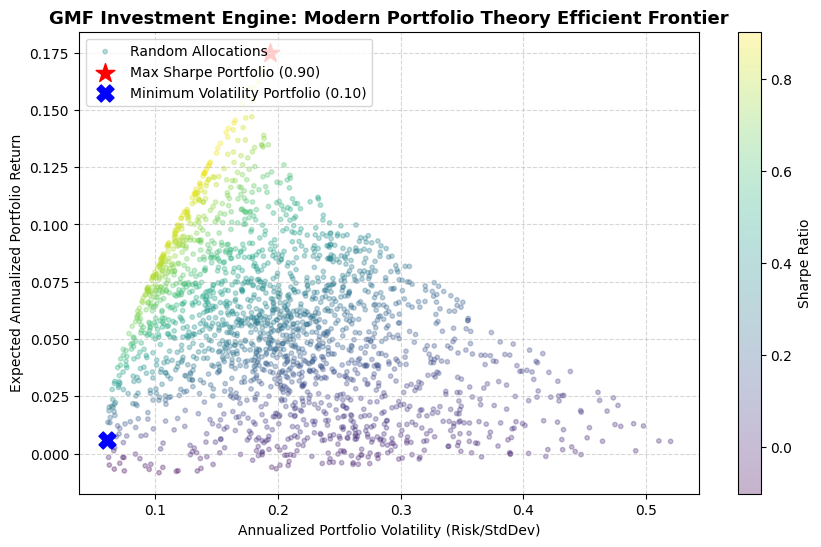
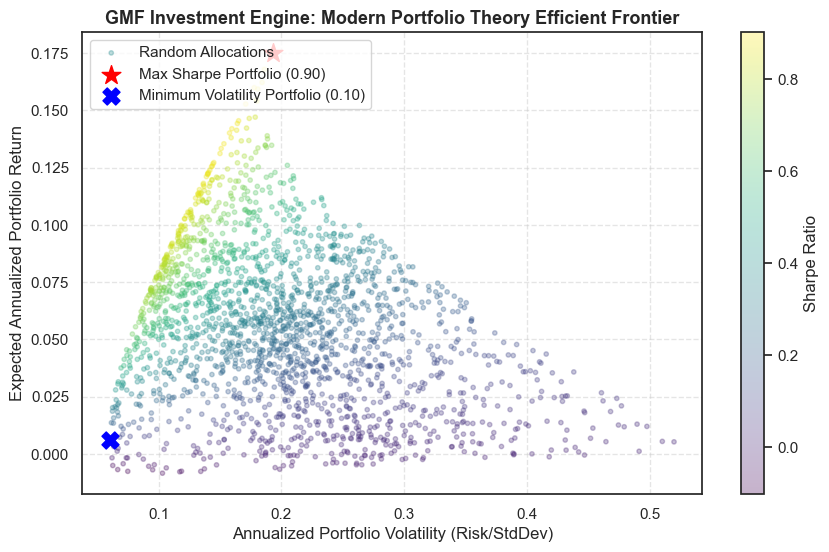
Code edit (unified diff) that turned the first committed figure into the second:
--- before
+++ after
@@ -1,11 +1,14 @@
-# Optimize the two target portfolios
+import numpy as np
+import matplotlib.pyplot as plt
+
+# 1. Optimize the two target portfolios
 max_sharpe_w = optimize_portfolio(expected_returns, cov_matrix, objective='sharpe')
 min_vol_w = optimize_portfolio(expected_returns, cov_matrix, objective='volatility')
 
-# Calculate explicit performance profiles
+# 2. Calculate explicit performance profiles
 max_s_ret, max_s_vol, max_s_sr = calculate_portfolio_performance(max_sharpe_w, expected_returns, cov_matrix)
 min_v_ret, min_v_vol, min_v_sr = calculate_portfolio_performance(min_vol_w, expected_returns, cov_matrix)
 
-# Simulate 2,000 random portfolios to plot the full Efficient Frontier cloud
+# 3. Simulate 2,000 random portfolios to plot the full Efficient Frontier cloud
 num_portfolios = 2000
 results = np.zeros((3, num_portfolios))
@@ -20,17 +23,35 @@
     results[2, i] = p_ret / p_vol
 
-# Plot optimization boundaries
-plt.figure(figsize=(10, 6))
-plt.scatter(results[0,:], results[1,:], c=results[2,:], cmap='viridis', marker='o', s=10, alpha=0.3, label='Random Allocations')
-plt.colorbar(label='Sharpe Ratio')
+# 4. Plot optimization boundaries with professional aesthetics
+plt.figure(figsize=(11, 6.5))
+sc = plt.scatter(results[0,:], results[1,:], c=results[2,:], cmap='viridis', marker='o', s=12, alpha=0.35, label='Random Allocations')
+plt.colorbar(sc, label='Sharpe Ratio (Risk-Adjusted Efficiency Profile)')
 
-# Highlight our target key milestone portfolios
-plt.scatter(max_s_vol, max_s_ret, color='red', marker='*', s=200, label=f'Max Sharpe Portfolio ({max_s_sr:.2f})')
-plt.scatter(min_v_vol, min_v_ret, color='blue', marker='X', s=150, label=f'Minimum Volatility Portfolio ({min_v_sr:.2f})')
+# 5. Highlight and ANNOTATE Max Sharpe Portfolio (The Star)
+plt.scatter(max_s_vol, max_s_ret, color='red', marker='*', s=280, edgecolors='black', linewidths=1.5, zorder=5, label=f'Max Sharpe Portfolio ({max_s_sr:.2f})')
+plt.annotate(
+    f'PORTFOLIO MAX SHARPE\nExpected Return: {max_s_ret*100:.2f}%\nVolatility (Risk): {max_s_vol*100:.2f}%\nSharpe Ratio: {max_s_sr:.2f}',
+    xy=(max_s_vol, max_s_ret), 
+    xytext=(max_s_vol + 0.03, max_s_ret + 0.01),
+    bbox=dict(boxstyle="round,pad=0.5", fc="whitesmoke", ec="red", lw=1.5, alpha=0.95),
+    arrowprops=dict(arrowstyle="-|>", connectionstyle="arc3,rad=0.15", color="black", lw=1.5)
+)
 
-plt.title("GMF Investment Engine: Modern Portfolio Theory Efficient Frontier", fontsize=13, fontweight='bold')
-plt.xlabel("Annualized Portfolio Volatility (Risk/StdDev)")
-plt.ylabel("Expected Annualized Portfolio Return")
-plt.legend(loc='upper left')
-plt.grid(True, linestyle='--', alpha=0.5)
+# 6. Highlight and ANNOTATE Minimum Volatility Portfolio (The X)
+plt.scatter(min_v_vol, min_v_ret, color='blue', marker='X', s=180, edgecolors='black', linewidths=1.5, zorder=5, label=f'Minimum Volatility Portfolio ({min_v_sr:.2f})')
+plt.annotate(
+    f'PORTFOLIO MIN VOLATILITY\nExpected Return: {min_v_ret*100:.2f}%\nVolatility (Risk): {min_v_vol*100:.2f}%\nSharpe Ratio: {min_v_sr:.2f}',
+    xy=(min_v_vol, min_v_ret), 
+    xytext=(min_v_vol + 0.03, min_v_ret - 0.03),
+    bbox=dict(boxstyle="round,pad=0.5", fc="whitesmoke", ec="blue", lw=1.5, alpha=0.95),
+    arrowprops=dict(arrowstyle="-|>", connectionstyle="arc3,rad=-0.15", color="black", lw=1.5)
+)
+
+# 7. Refined chart styling details
+plt.title("GMF Investment Engine: Modern Portfolio Theory Efficient Frontier", fontsize=13, fontweight='bold', pad=15)
+plt.xlabel("Annualized Portfolio Volatility (Risk Standard Deviation)", fontsize=11)
+plt.ylabel("Expected Annualized Portfolio Return", fontsize=11)
+plt.legend(loc='upper left', frameon=True, facecolor='white', edgecolor='none')
+plt.grid(True, linestyle='--', alpha=0.45)
+plt.tight_layout()
 plt.show()

Commit: edited task4 branch